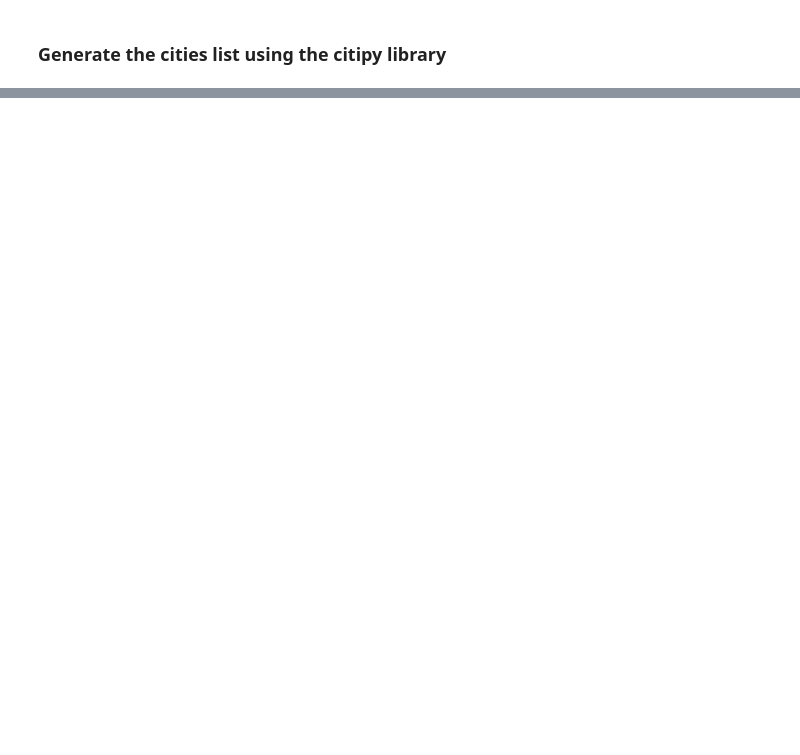
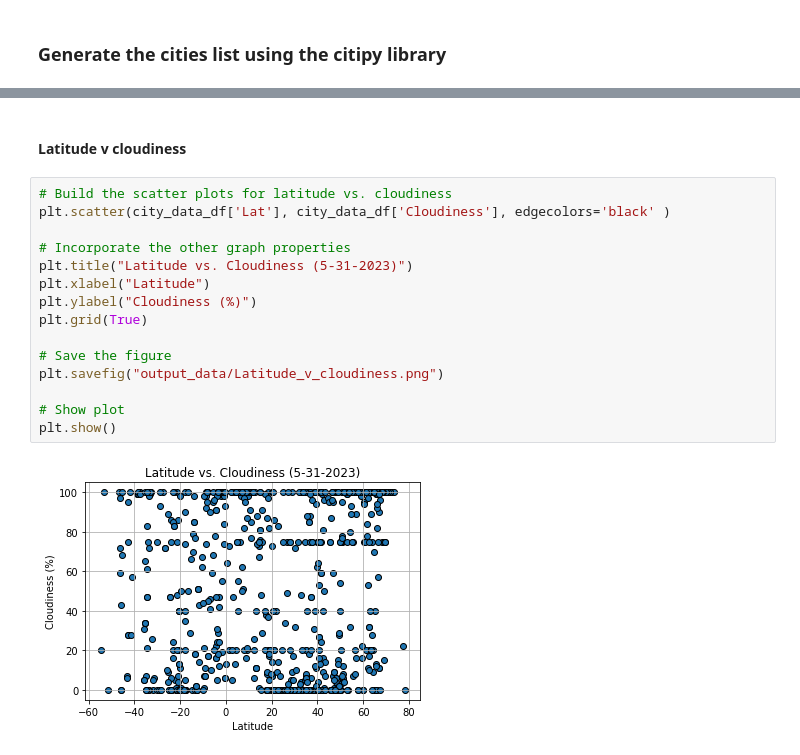
Before and after one commit to TonysTinyToes/python-api-challenge, a Jupyter notebook: WeatherPy/WeatherPy.ipynb, the cells around one changed output, grey strips where cells are left out. Saved outputs shown, nothing was run; the diff lists cells and outputs as text; blank space fills up the shorter version.

```diff
--- a/WeatherPy/WeatherPy.ipynb
+++ b/WeatherPy/WeatherPy.ipynb
@@ -25,0 +230,19 @@ IMPORTANT: PLEASE READ THIS FOR ADVICE ON HOW TO SOLVE THIS ISSUE!
+# %% [markdown]
+#### Latitude v cloudiness
+# %%
+# Build the scatter plots for latitude vs. cloudiness
+plt.scatter(city_data_df['Lat'], city_data_df['Cloudiness'], edgecolors='black' )
+
+# Incorporate the other graph properties
+plt.title("Latitude vs. Cloudiness (5-31-2023)")
+plt.xlabel("Latitude")
+plt.ylabel("Cloudiness (%)")
+plt.grid(True)
+
+# Save the figure
+plt.savefig("output_data/Latitude_v_cloudiness.png")
+
+# Show plot
+plt.show()
+# %% [output]
+[figure, added]
```
Also changed, not shown: parts of 34 cells of this notebook, 5 other files.
